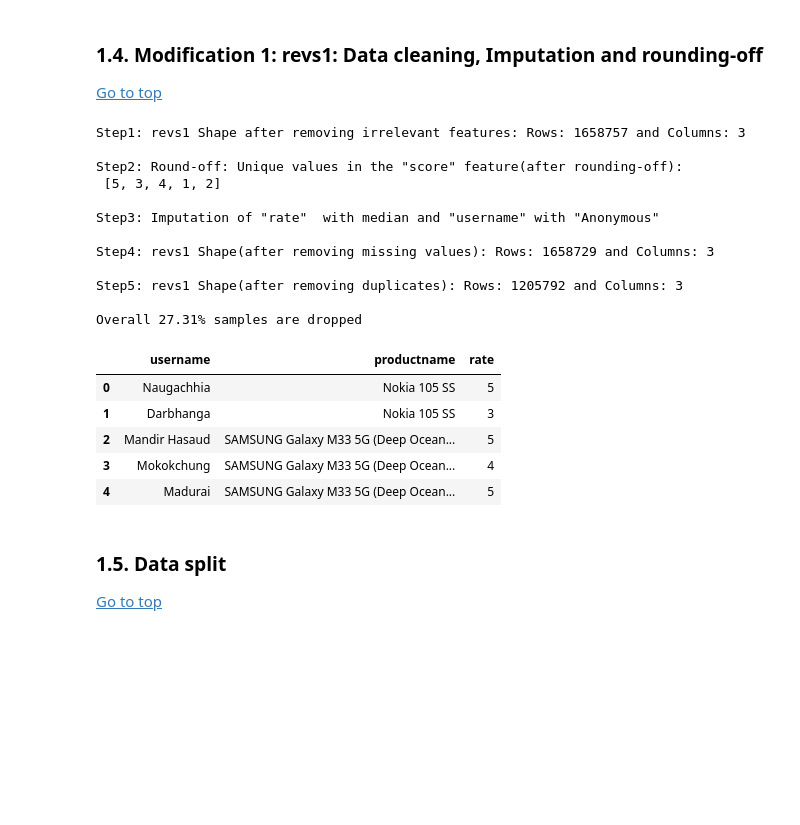
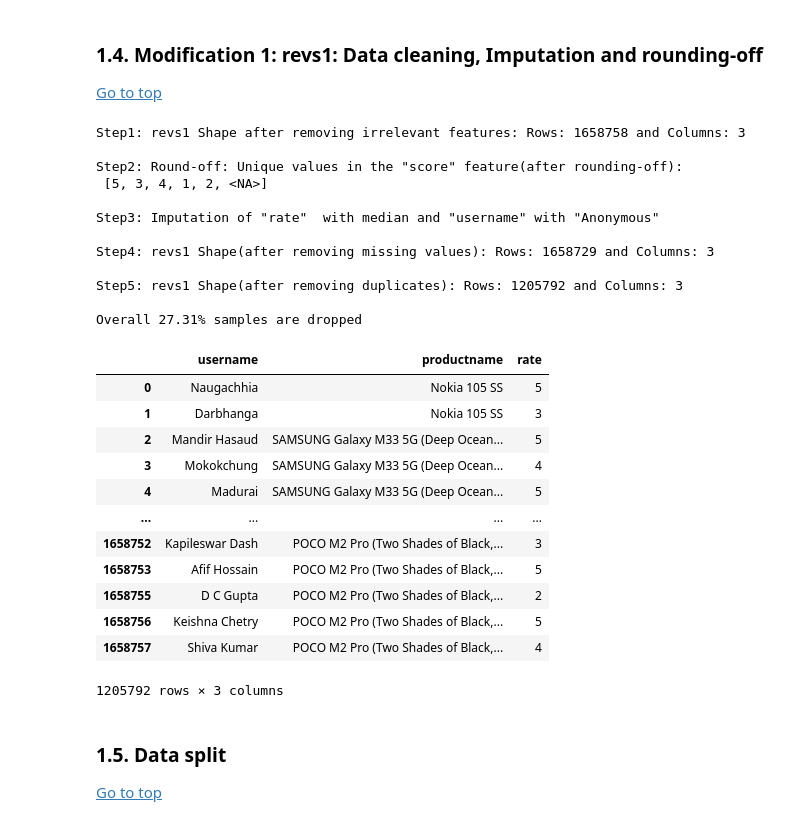
Before and after one commit to Toan-Dang/recommend-system, a Jupyter notebook: recom.ipynb, the cells around one changed output. Cells and saved outputs as stored; diff of their text form; code cells hidden in the pictures; blank space fills up the shorter version.

```diff
--- a/recom.ipynb
+++ b/recom.ipynb
@@ -338,36 +338,43 @@ print('Step2: Round-off: Unique values in the "score" feature(after rounding-off
 revs1['rate'] = revs1['rate'].fillna(revs1['rate'].median())
 print('\nStep3: Imputation of "rate"  with median and "username" with "Anonymous"')
 
 # Step4: remove samples with missing values in 'Product' and 'author' feature and also 'Anonymous' values
 revs1.dropna(inplace=True)
 revs1 = revs1[revs1["username"] != 'Anonymous']
 print(f'\nStep4: revs1 Shape(after removing missing values): Rows: {revs1.shape[0]} and Columns: {revs1.shape[1]}\n')
 
 # Step5: remove duplicates, if any
 revs1 = revs1.drop_duplicates()
 print(f'Step5: revs1 Shape(after removing duplicates): Rows: {revs1.shape[0]} and Columns: {revs1.shape[1]}\n')
 
 print(f'Overall {round(100 - revs1.shape[0]*100/orgnl_rows,2)}% samples are dropped\n')
-revs1.head()
+revs1
 # %% [output]
-Step1: revs1 Shape after removing irrelevant features: Rows: 1658757 and Columns: 3
+Step1: revs1 Shape after removing irrelevant features: Rows: 1658758 and Columns: 3
 
 Step2: Round-off: Unique values in the "score" feature(after rounding-off):
- [5, 3, 4, 1, 2]
+ [5, 3, 4, 1, 2, <NA>]
 
 Step3: Imputation of "rate"  with median and "username" with "Anonymous"
 
 Step4: revs1 Shape(after removing missing values): Rows: 1658729 and Columns: 3
 
 Step5: revs1 Shape(after removing duplicates): Rows: 1205792 and Columns: 3
 
 Overall 27.31% samples are dropped
 |  | username | productname | rate |
 | 0 | Naugachhia | Nokia 105 SS | 5 |
 | 1 | Darbhanga | Nokia 105 SS | 3 |
 | 2 | Mandir Hasaud | SAMSUNG Galaxy M33 5G (Deep Ocean... | 5 |
 | 3 | Mokokchung | SAMSUNG Galaxy M33 5G (Deep Ocean... | 4 |
 | 4 | Madurai | SAMSUNG Galaxy M33 5G (Deep Ocean... | 5 |
+| ... | ... | ... | ... |
+| 1658752 | Kapileswar Dash | POCO M2 Pro (Two Shades of Black,... | 3 |
+| 1658753 | Afif Hossain | POCO M2 Pro (Two Shades of Black,... | 5 |
+| 1658755 | D C Gupta | POCO M2 Pro (Two Shades of Black,... | 2 |
+| 1658756 | Keishna Chetry | POCO M2 Pro (Two Shades of Black,... | 5 |
+| 1658757 | Shiva Kumar | POCO M2 Pro (Two Shades of Black,... | 4 |
+1205792 rows × 3 columns
 # %% [markdown]
 ### 1.5. Data split <a id="data_split"></a>
 [Go to top](#toc)
```
Also changed, not shown: parts of 35 cells of this notebook, 1 other file.
